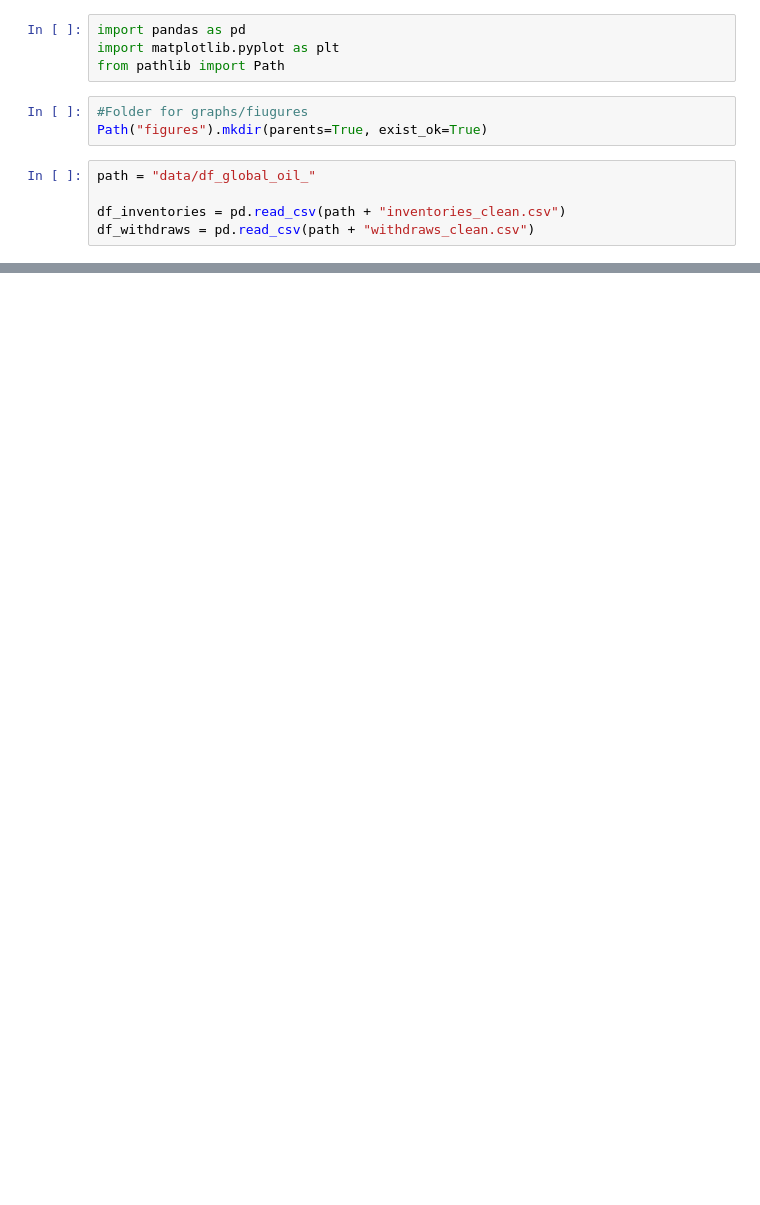
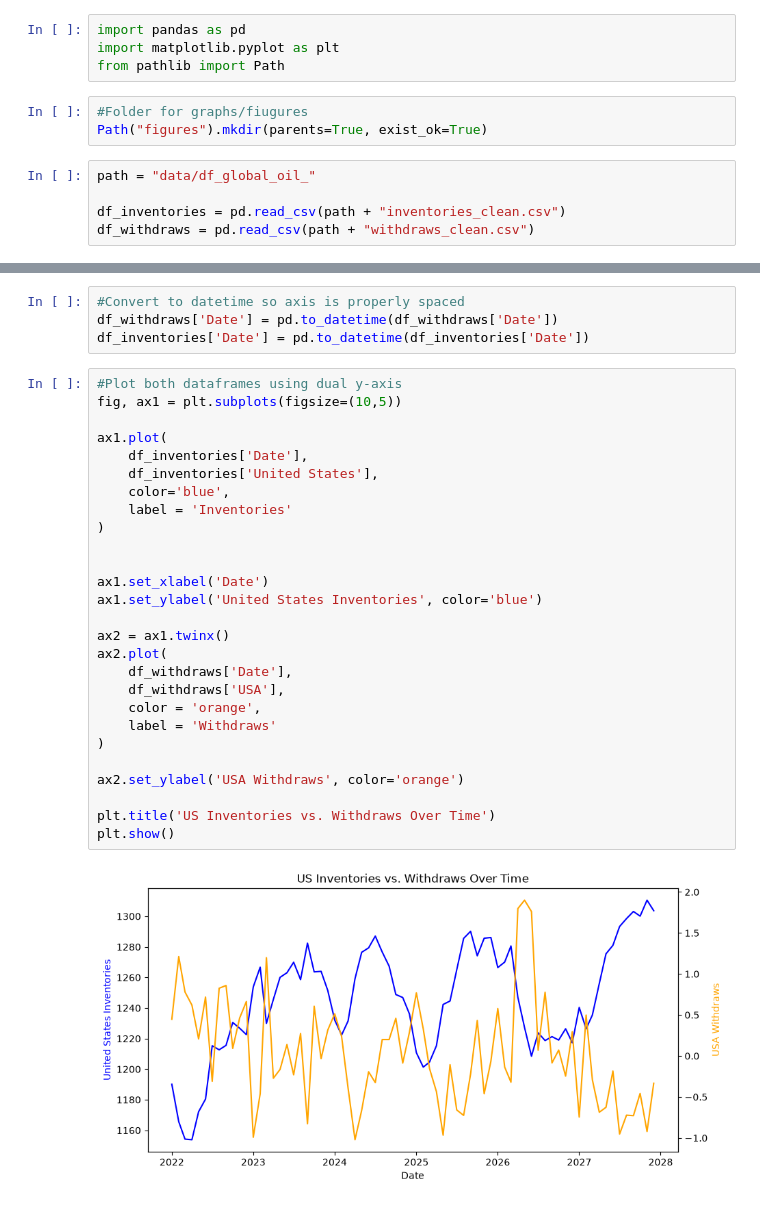
Before and after one commit to Frank-J1/global-oil-reserves, a Jupyter notebook: data_exploratory_analysis.ipynb, the cells around one changed output, grey strips where cells are left out. Cells and saved outputs as stored; diff of their text form; blank space fills up the shorter version.

Commit message:
started plotting data

```diff
--- a/data_exploratory_analysis.ipynb
+++ b/data_exploratory_analysis.ipynb
@@ -30,0 +32,33 @@ df_withdraws.head()
+# %%
+#Convert to datetime so axis is properly spaced
+df_withdraws['Date'] = pd.to_datetime(df_withdraws['Date'])
+df_inventories['Date'] = pd.to_datetime(df_inventories['Date'])
+# %%
+#Plot both dataframes using dual y-axis
+fig, ax1 = plt.subplots(figsize=(10,5))
+
+ax1.plot(
+    df_inventories['Date'],
+    df_inventories['United States'],
+    color='blue',
+    label = 'Inventories'
+)
+
+
+ax1.set_xlabel('Date')
+ax1.set_ylabel('United States Inventories', color='blue')
+
+ax2 = ax1.twinx()
+ax2.plot(
+    df_withdraws['Date'],
+    df_withdraws['USA'],
+    color = 'orange',
+    label = 'Withdraws'
+)
+
+ax2.set_ylabel('USA Withdraws', color='orange')
+
+plt.title('US Inventories vs. Withdraws Over Time')
+plt.show()
+# %% [output]
+[figure, added]
```
Also changed, not shown: parts of 2 cells of this notebook.
